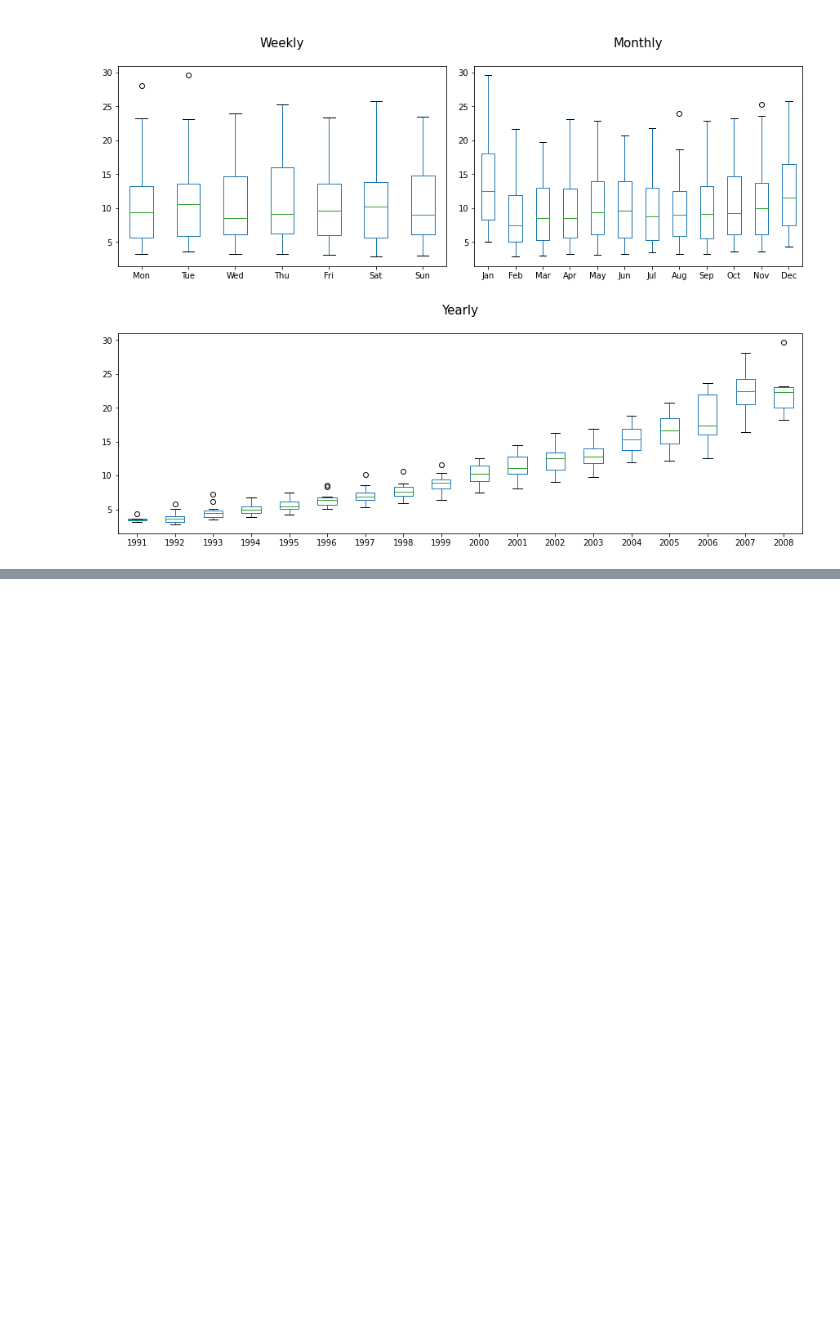
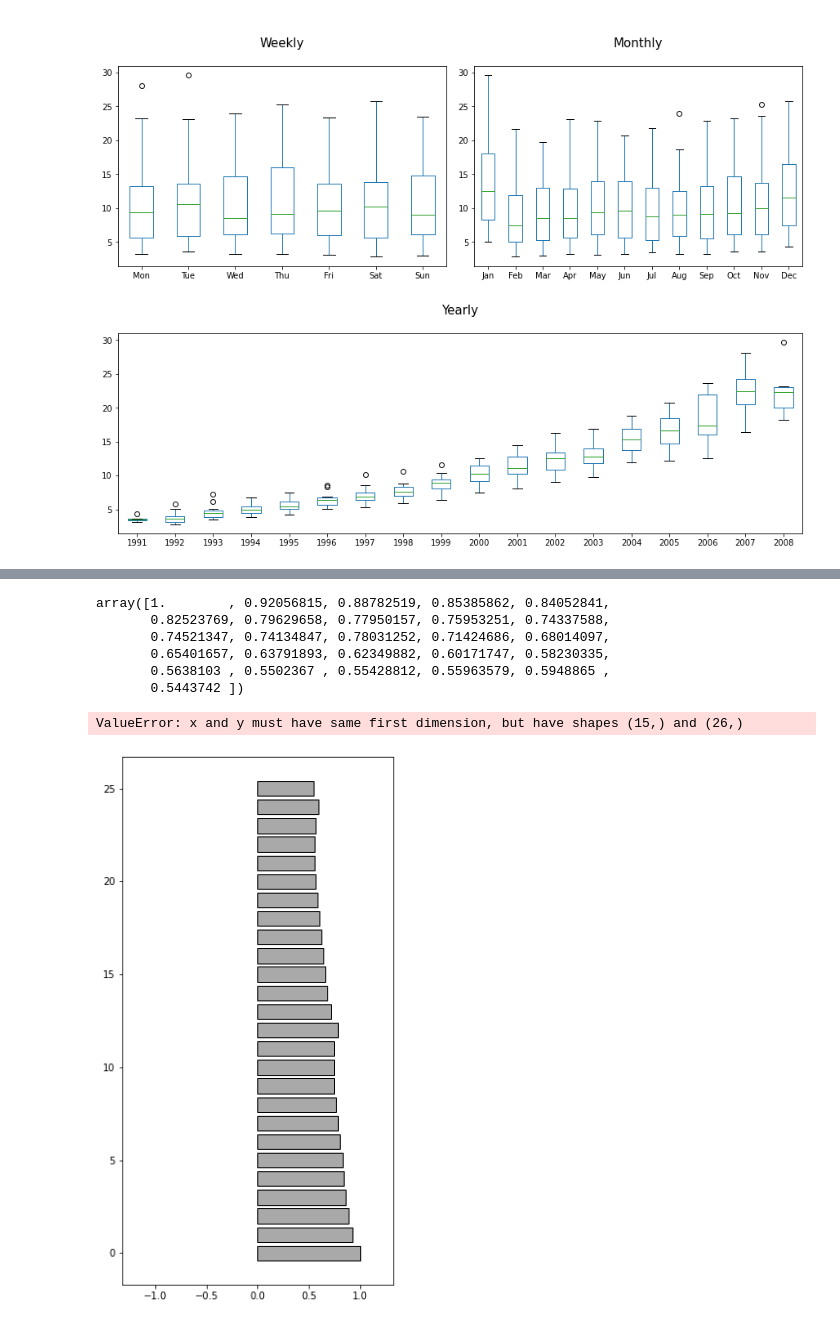
Before and after one commit to AaronNHorvitz/WanderingGoose, a Jupyter notebook: Sandbox/Time Series EDA.ipynb, the cells around one changed output, grey strips where cells are left out. Drawn from its saved outputs; the diff is of its cells as text; code cells hidden in the pictures; blank space fills up the shorter version.

Commit message:
Added the Time Series Diagnostics

```diff
--- a/Sandbox/Time Series EDA.ipynb
+++ b/Sandbox/Time Series EDA.ipynb
@@ -262,0 +551,33 @@ diagnostic_vals
+# %%
+acf_vals
+# %% [output]
+array([1.        , 0.92056815, 0.88782519, 0.85385862, 0.84052841,
+       0.82523769, 0.79629658, 0.77950157, 0.75953251, 0.74337588,
+       0.74521347, 0.74134847, 0.78031252, 0.71424686, 0.68014097,
+       0.65401657, 0.63791893, 0.62349882, 0.60171747, 0.58230335,
+       0.5638103 , 0.5502367 , 0.55428812, 0.55963579, 0.5948865 ,
+       0.5443742 ])
+# %%
+df = diagnostic_vals.sort_values(by='Lag', ascending=False)
+figsize = (5,10)
+solo_plot = True
+
+# Build a solo plot
+if solo_plot:
+    fig, ax = plt.subplots(figsize=figsize)
+
+# Extract ACF upper and lower intervals
+acf_lower, acf_upper = map(list, zip(*(df['ACF Inervals'])))
+acf_vals = df['AutoCorr'].tolist()
+ax.barh(df['Lag'], df['AutoCorr'], align='center', color='darkgrey',edgecolor='black')
+ax.set_xlim(-max(abs(max(acf_lower)),abs(max(acf_upper))), max(abs(max(acf_lower)),abs(max(acf_upper))))
+
+acf_lower =pacf_interval[1:,0] - pacf_value[1:]
+acf_upper =pacf_interval[1:, 1]- pacf_value[1:]
+
+ax.plot(acf_lower, df['Lag'])
+ax.plot(acf_upper, df['Lag'])
+ax.set_ylim(-0.5,25.5)
+# %% [output]
+ValueError: x and y must have same first dimension, but have shapes (15,) and (26,)
+[figure, added]
```
Also changed, not shown: parts of 20 cells of this notebook.
